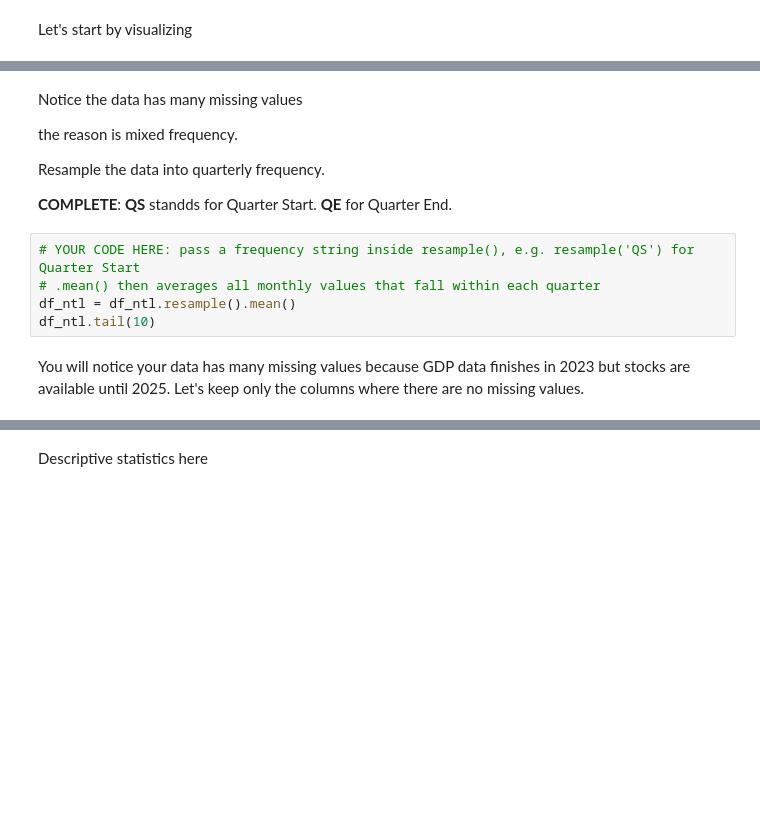
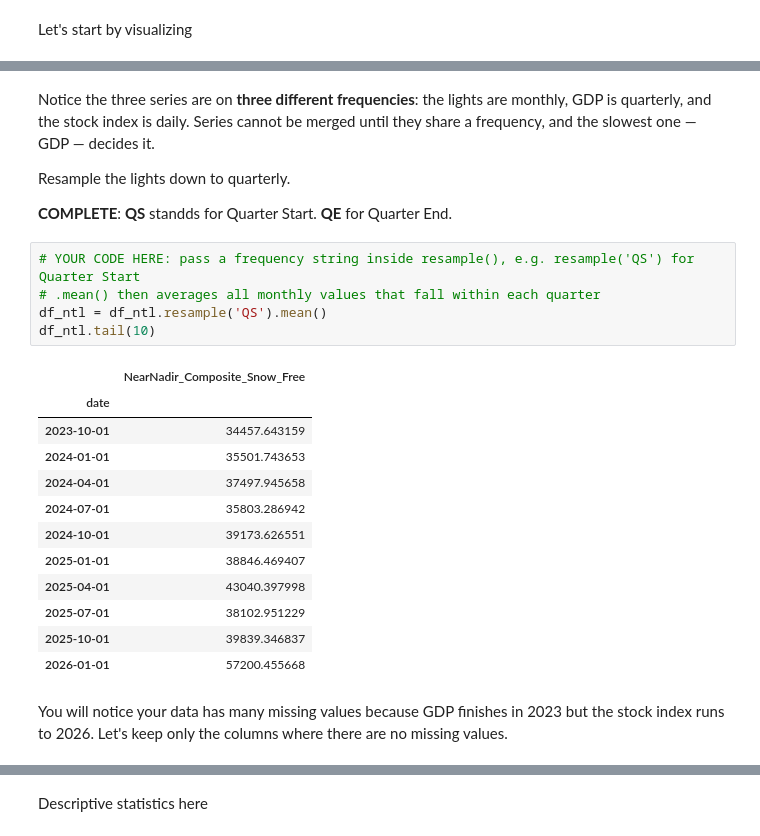
Before and after one commit to CCBeconomics/nowcasting, a Jupyter notebook: DC/activity/act1_python_basics.ipynb, the cells around one changed output, grey strips where cells are left out. Cells and saved outputs as stored; diff of their text form; blank space fills up the shorter version.

```diff
--- a/DC/activity/act1_python_basics.ipynb
+++ b/DC/activity/act1_python_basics.ipynb
@@ -63,18 +117,31 @@ df_ntl.plot()
 # %% [markdown]
-Notice the data has many missing values
+Notice the three series are on **three different frequencies**: the lights are
+monthly, GDP is quarterly, and the stock index is daily. Series cannot be merged
+until they share a frequency, and the slowest one — GDP — decides it.
 
-the reason is mixed frequency.
-
-Resample the data into quarterly frequency.
+Resample the lights down to quarterly.
 
 **COMPLETE**: **QS** standds for Quarter Start. **QE** for Quarter End.
 # %%
 # YOUR CODE HERE: pass a frequency string inside resample(), e.g. resample('QS') for Quarter Start
 # .mean() then averages all monthly values that fall within each quarter
-df_ntl = df_ntl.resample().mean()
+df_ntl = df_ntl.resample('QS').mean()
 df_ntl.tail(10)
+# %% [output]
+|  | NearNadir_Composite_Snow_Free |
+| date |  |
+| 2023-10-01 | 34457.643159 |
+| 2024-01-01 | 35501.743653 |
+| 2024-04-01 | 37497.945658 |
+| 2024-07-01 | 35803.286942 |
+| 2024-10-01 | 39173.626551 |
+| 2025-01-01 | 38846.469407 |
+| 2025-04-01 | 43040.397998 |
+| 2025-07-01 | 38102.951229 |
+| 2025-10-01 | 39839.346837 |
+| 2026-01-01 | 57200.455668 |
 # %% [markdown]
-You will notice your data has many missing values because GDP data finishes in 2023 but stocks are available until 2025. Let's keep only the columns where there are no missing values.
+You will notice your data has many missing values because GDP finishes in 2023 but the stock index runs to 2026. Let's keep only the columns where there are no missing values.
 # %%
 # dropna removes rows with missing values (NaN)
 # how='all' means: only drop a row if ALL its columns are NaN (keeps rows missing just one value)
```
Also changed, not shown: parts of 29 cells of this notebook.
